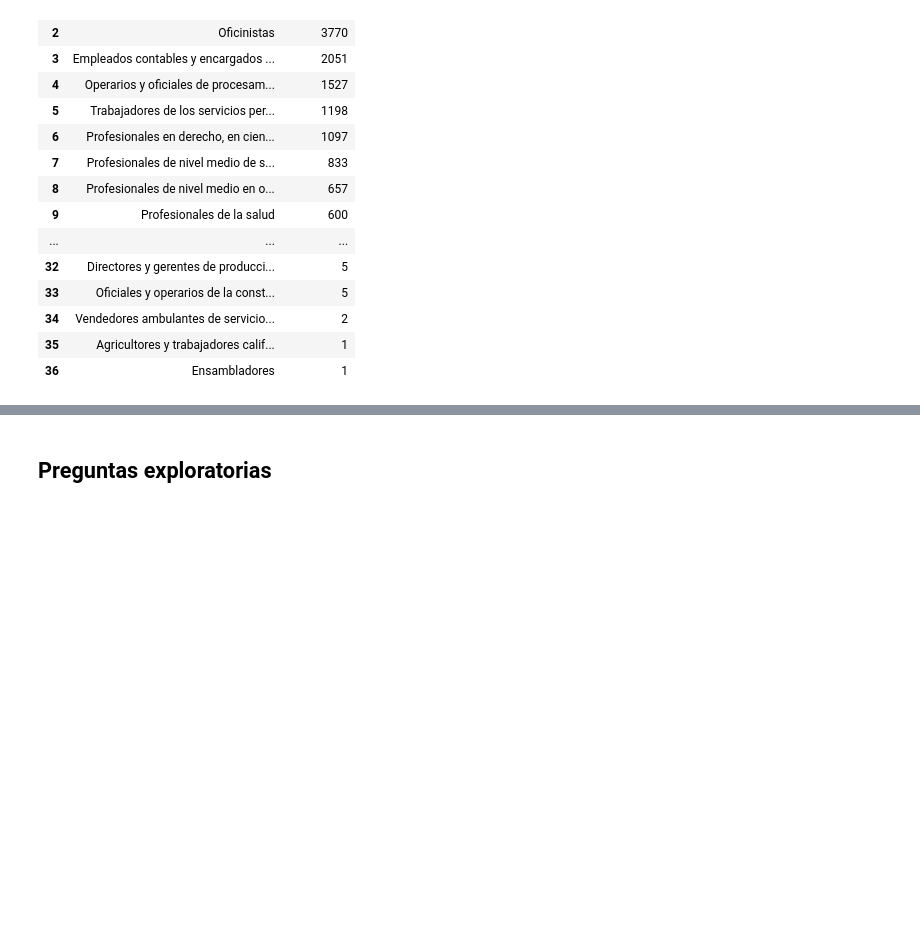
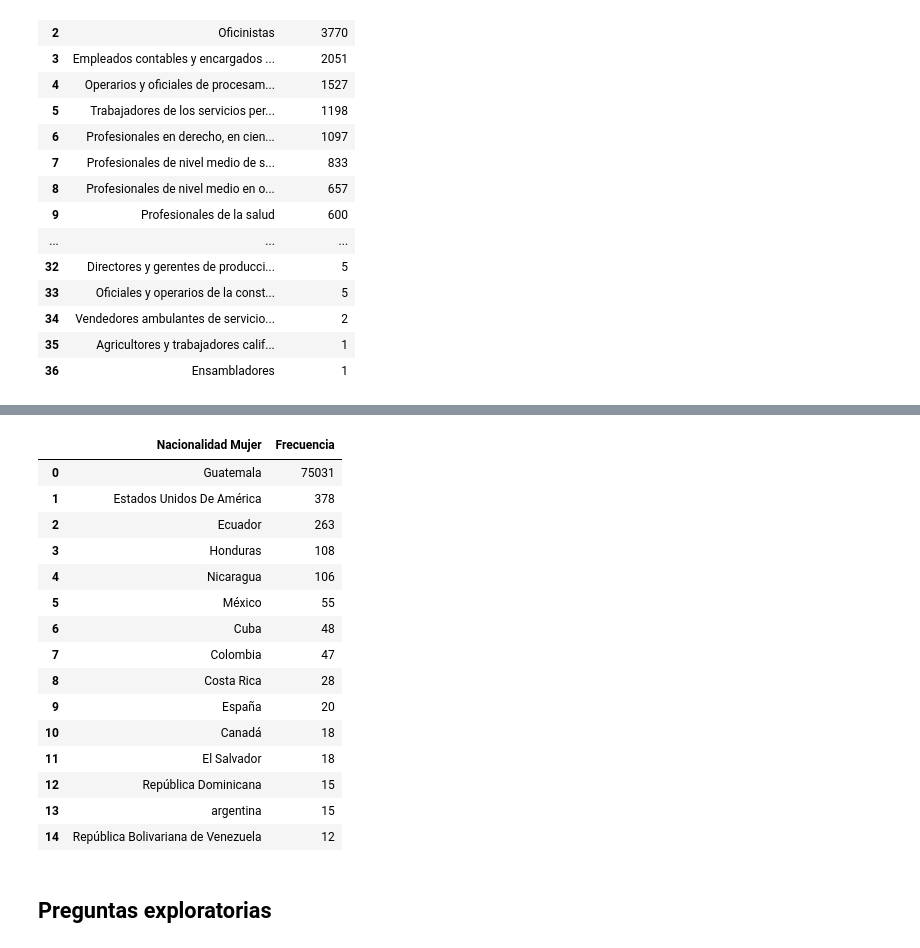
Before and after one commit to DanielRasho/MD-Proyecto3, a Jupyter notebook: Reporte.ipynb, the cells around one changed output, grey strips where cells are left out. Saved outputs shown, nothing was run; the diff lists cells and outputs as text; code cells hidden in the pictures; blank space fills up the shorter version.

```diff
--- a/Reporte.ipynb
+++ b/Reporte.ipynb
@@ -1004,3 +1036,33 @@ map_and_generate_frequency_table(merged_df, 'CIUOMUJ', CIUOMUJ)
+# %%
+# Count frequencies of NACHOM
+top_10 = merged_df["NACMUJ"].value_counts().head(15)
+
+# Replace codes with tags using your mapping dictionary
+top_10.index = top_10.index.map(NACMUJ)
+
+# Create a new DataFrame with the results
+result = top_10.reset_index()
+result.columns = ["Nacionalidad Mujer", "Frecuencia"]
+
+# Print the table
+result
+# %% [output]
+|  | Nacionalidad Mujer | Frecuencia |
+| 0 | Guatemala | 75031 |
+| 1 | Estados Unidos De América | 378 |
+| 2 | Ecuador | 263 |
+| 3 | Honduras | 108 |
+| 4 | Nicaragua | 106 |
+| 5 | México | 55 |
+| 6 | Cuba | 48 |
+| 7 | Colombia | 47 |
+| 8 | Costa Rica | 28 |
+| 9 | España | 20 |
+| 10 | Canadá | 18 |
+| 11 | El Salvador | 18 |
+| 12 | República Dominicana | 15 |
+| 13 | argentina | 15 |
+| 14 | República Bolivariana de Venezuela | 12 |
 # %% [markdown]
 ## Preguntas exploratorias
 # %% [markdown]
```
Also changed, not shown: parts of 2 cells of this notebook.
